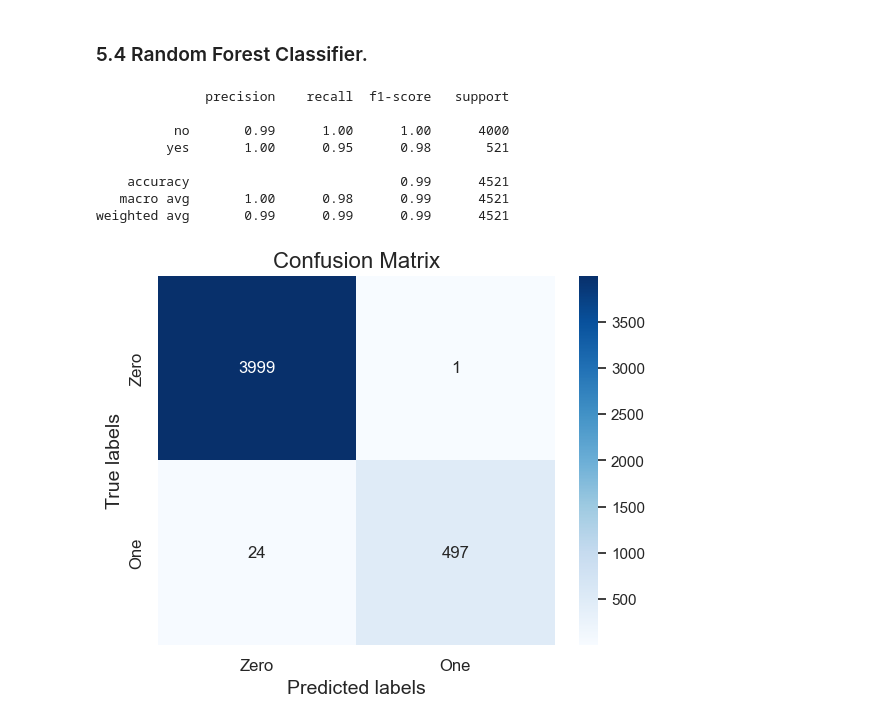
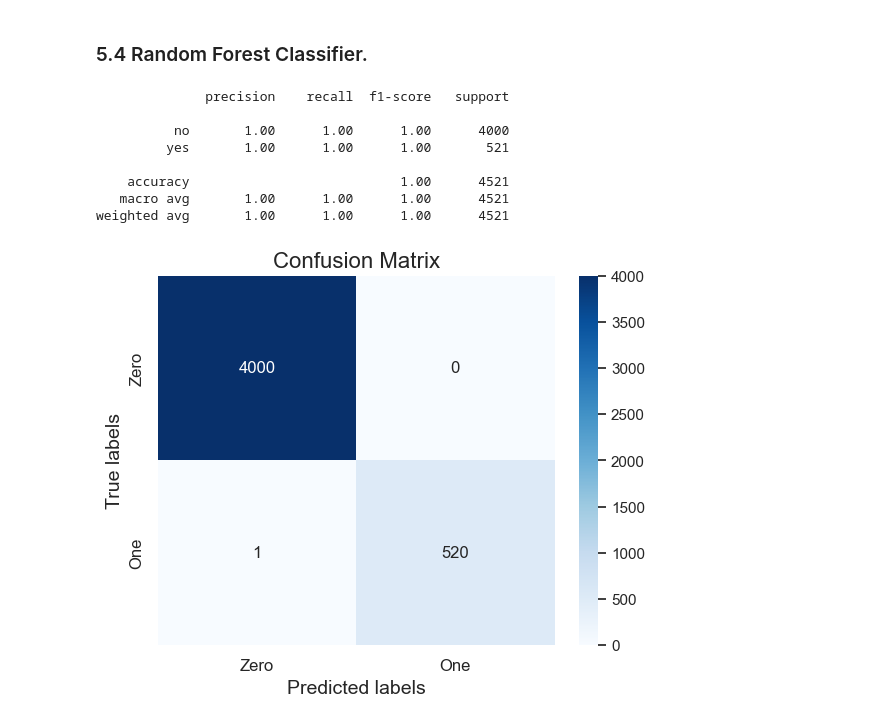
Before and after one commit to Natanael20098/Bank_project-Coderhouse, a Jupyter notebook: Banking_dataset.ipynb, the cells around one changed output. Cells and saved outputs as stored; diff of their text form; code cells hidden in the pictures.

```diff
--- a/Banking_dataset.ipynb
+++ b/Banking_dataset.ipynb
@@ -996,45 +996,34 @@ Accuracy: 0.787 (+ / - 0.010)
 ### 5.4 Random Forest Classifier.
 # %%
 # Initialize the Random Forest model with 100 trees
-rf = RandomForestClassifier(n_estimators=10, random_state=42)
+rf = RandomForestClassifier()
 
 # Fit the model on the training data
 rf.fit(X_train_new, y_train_new)
 
 # Make predictions on the test data
-y_pred = rf.predict(X_test_new)
+rf_pred = rf.predict(X_test_new)
 
-print(classification_report(y_test_new, y_pred))
+print(classification_report(y_test_new, rf_pred))
 # %% [output]
               precision    recall  f1-score   support
 
-          no       0.99      1.00      1.00      4000
-         yes       1.00      0.95      0.98       521
+          no       1.00      1.00      1.00      4000
+         yes       1.00      1.00      1.00       521
 
-    accuracy                           0.99      4521
-   macro avg       1.00      0.98      0.99      4521
-weighted avg       0.99      0.99      0.99      4521
+    accuracy                           1.00      4521
+   macro avg       1.00      1.00      1.00      4521
+weighted avg       1.00      1.00      1.00      4521
-# %%
-m_rf = confusion_matrix(y_test_new, y_pred)
-
-labels = ['True Neg','False Pos','False Neg','True Pos']
-categories = ['Zero', 'One']
-
-# Create a function to plot
-def plot_confusion_matrix(cm):
-    ax = plt.subplot()
-    sns.heatmap(cm, annot=True, ax=ax, cmap='Blues', fmt='g')
-
-    ax.set_xlabel('Predicted labels', fontsize=14)
-    ax.set_ylabel('True labels', fontsize=14)
-    ax.set_xticklabels(categories, fontsize=12)
-    ax.set_yticklabels(categories, fontsize=12)
-    ax.set_title('Confusion Matrix', fontsize=16)
-
-plot_confusion_matrix(confusion_matrix(y_test, y_pred))
-plt.show()
-# %% [output]
-[figure, removed]
+# %%
+m_rf = confusion_matrix(y_test_new, y_pred)
+
+labels = ['True Neg','False Pos','False Neg','True Pos']
+categories = ['Zero', 'One']
+
+plot_confusion_matrix(confusion_matrix(y_test_new, rf_pred))
+plt.show()
+# %% [output]
+[figure, added]
 # %%
 accuracy = accuracy_score(y_test_new, y_pred)
 precision = precision_score(y_test_new, y_pred, pos_label='yes')
```
Also changed, not shown: parts of 10 cells of this notebook.
